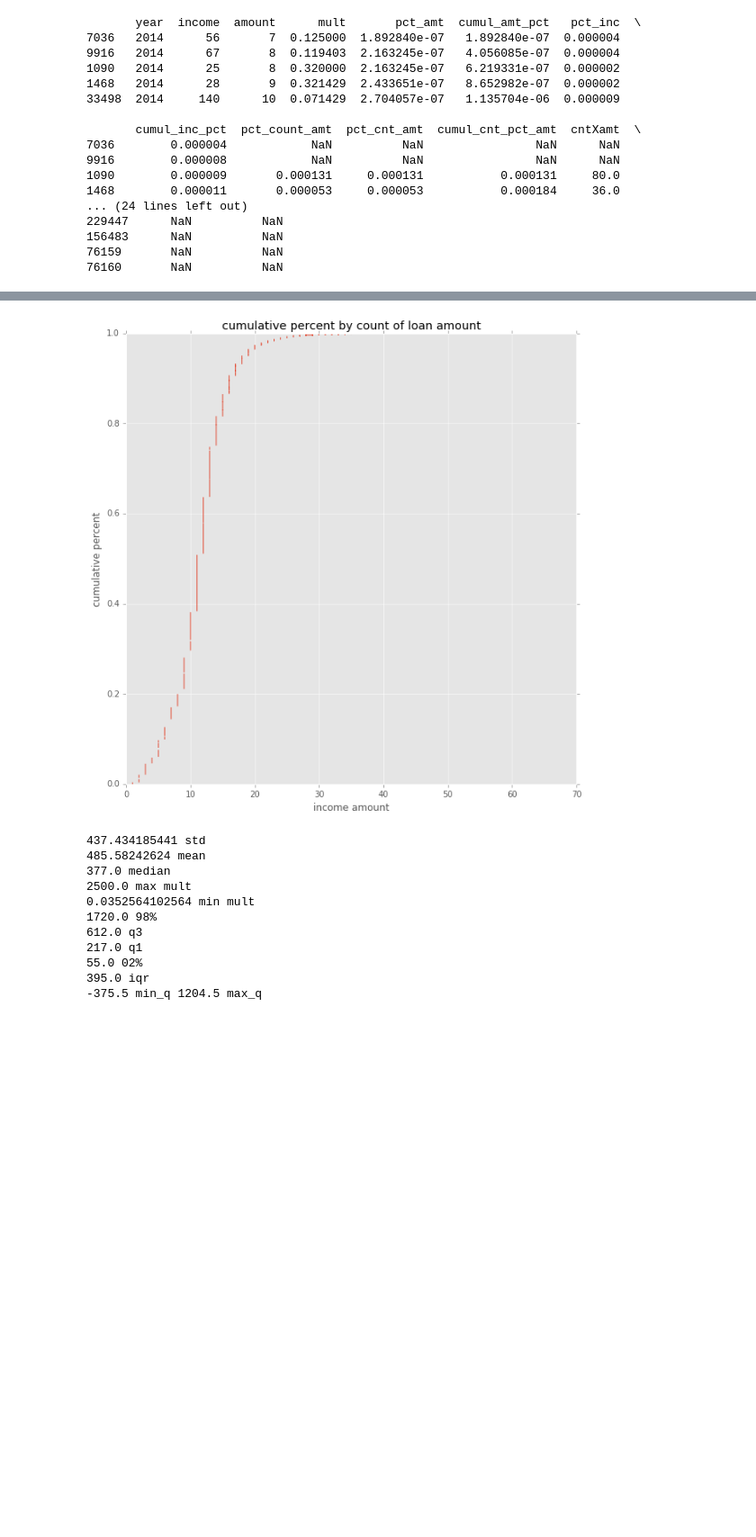
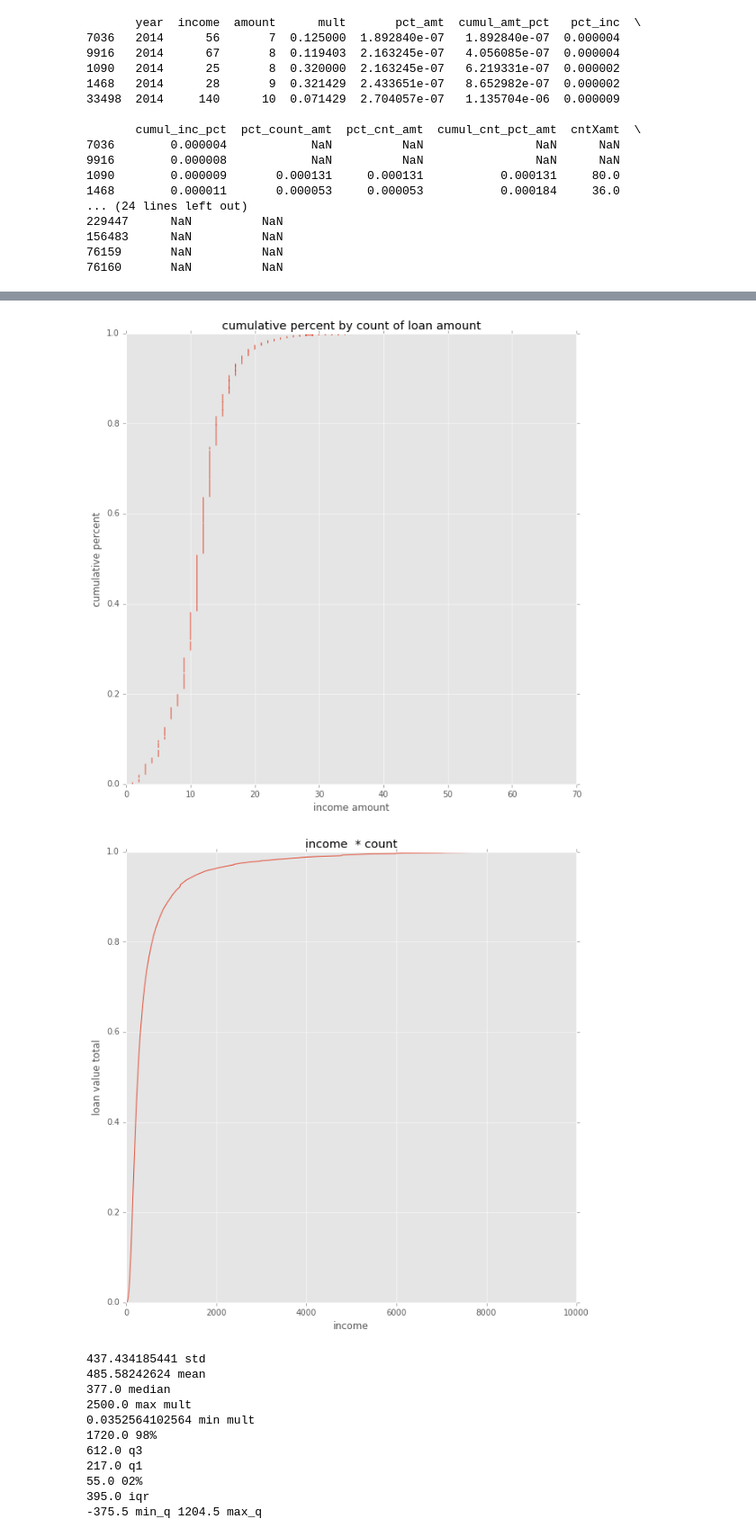
Before and after one commit to Kibrael/Edits, a Jupyter notebook: single_bank_viz.ipynb, the cells around one changed output, grey strips where cells are left out. Shown at 90% size. Saved outputs shown, nothing was run; the diff lists cells and outputs as text; code cells hidden in the pictures; blank space fills up the shorter version.

```diff
--- a/single_bank_viz.ipynb
+++ b/single_bank_viz.ipynb
@@ -140,25 +159,35 @@ plt.show(amtXcnt)
 # %%
 
 y = inc_df.cumul_inc_pct
 x = inc_df.income
 
 cumul_inc = plt.figure(figsize=(10,10))
 plt.plot(x,y)
 plt.title('cumulative income by $ value')
 plt.ylabel('cumulative percent')
 plt.xlabel('income amount')
 plt.show(cumul_inc)
 
 y1 = inc_df.cumul_cnt_pct_inc
 cumul_cnt = plt.figure(figsize=(10,10))
 plt.plot(x,y1)
 plt.xlabel('income amount')
 plt.ylabel('cumulative percent')
 plt.title('cumulative percent by count of loan amount')
 plt.show(cumul_cnt)
+
+incXcnt = plt.figure(figsize=(10,10))
+x2 = incXcnt_df.income
+y2 = incXcnt_df.cumul_pct
+plt.plot(x2,y2)
+plt.title('income  * count')
+plt.xlabel('income')
+plt.ylabel('loan value total')
+plt.show(incXcnt)
 # %% [output]
 [figure]
 [figure]
+[figure, added]
 # %%
 #calculate descriptive stats
 print(bank_df.amount.std(), 'std')
```
Also changed, not shown: parts of 2 cells of this notebook.
